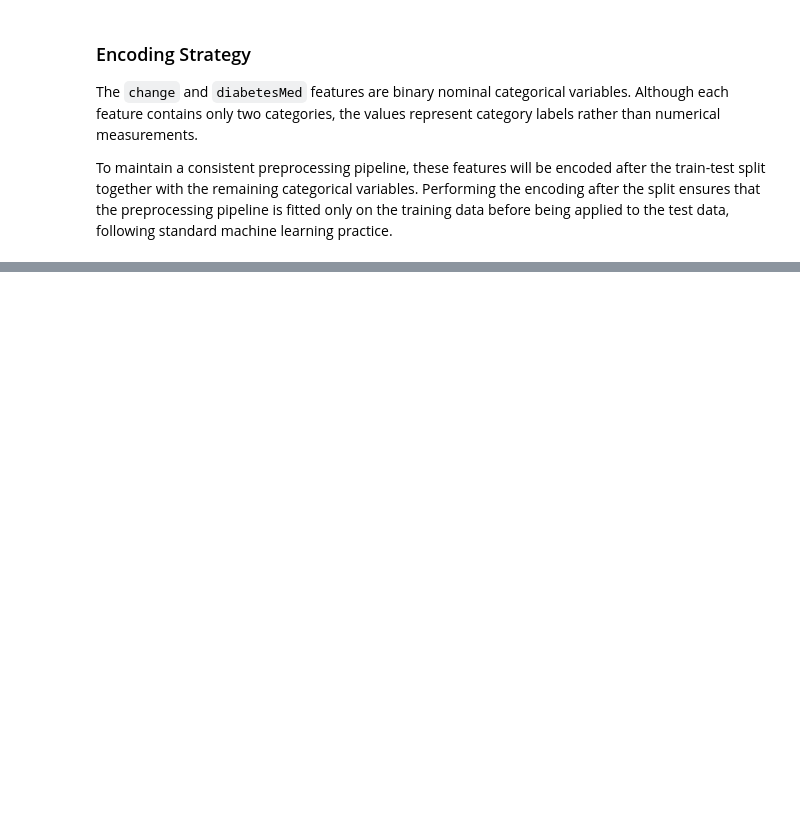
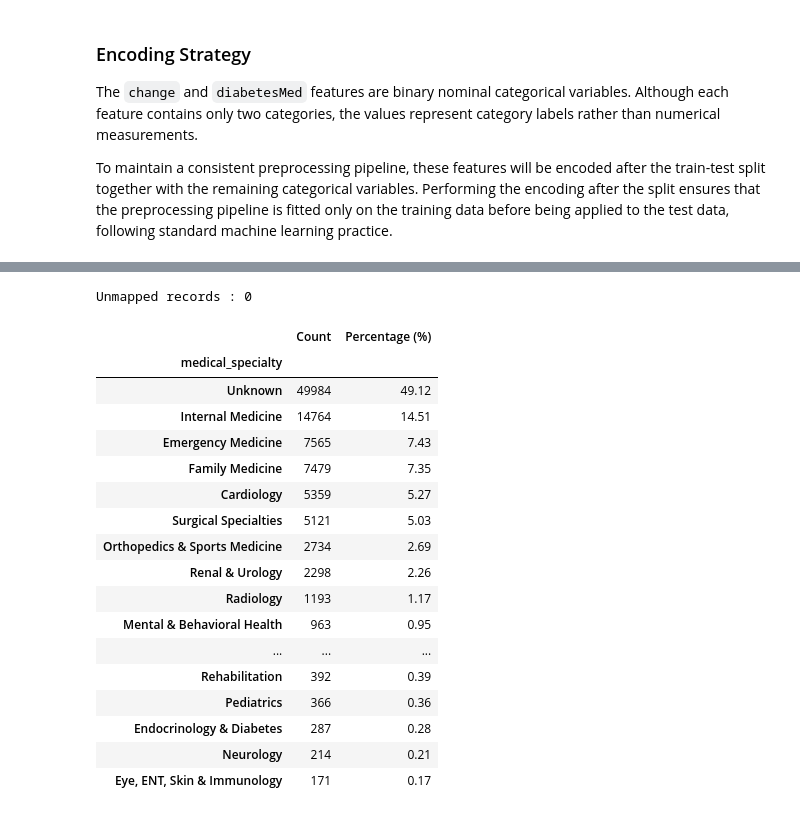
Before and after one commit to ajay-nagpal/Hospital-Readmission-Prediction, a Jupyter notebook: hospital_readmission.ipynb, the cells around one changed output, grey strips where cells are left out. Cells and saved outputs as stored; diff of their text form; code cells hidden in the pictures; blank space fills up the shorter version.

Commit message:
medical specialty mapping

```diff
--- a/hospital_readmission.ipynb
+++ b/hospital_readmission.ipynb
@@ -2199,0 +2342,17 @@ To maintain a consistent preprocessing pipeline, these features will be encoded
+# %%
+# ======================================================
+# Create Medical Specialty Mapping Dictionary
+# ======================================================
+
+# Create a dictionary where:
+# key   = original physician specialty
+# value = grouped clinical specialty
+
+medical_specialty_dict = dict(
+    zip(
+        medical_specialty_mapping["medical_specialty"],
+        medical_specialty_mapping["specialty_group"]
+    )
+)
+# Display the first few mappings.
+list(medical_specialty_dict.items())[:10]
@@ -2199,0 +2376,13 @@ To maintain a consistent preprocessing pipeline, these features will be encoded
+# %%
+# ============================================================
+# Group Physician Specialties
+# ============================================================
+
+# Replace each physician specialty with its
+# corresponding clinical specialty group.
+
+df["medical_specialty"] = df["medical_specialty"].map(
+    medical_specialty_dict
+)
+# Display the first few grouped values.
+df["medical_specialty"].head()
@@ -2199,0 +2402,46 @@ To maintain a consistent preprocessing pipeline, these features will be encoded
+# %%
+# ===================================================
+# Validate Clinical Specialty Mapping
+# ===================================================
+
+# Check whether any physician specialties
+# were not successfully mapped.
+
+unmapped = df["medical_specialty"].isna().sum()
+
+print(f"Unmapped records : {unmapped}")
+# %% [output]
+Unmapped records : 0
+# %%
+# ============================================================
+# Clinical Specialty Distribution
+# ============================================================
+
+display(
+
+    pd.DataFrame({
+        "Count": df["medical_specialty"].value_counts(),
+        "Percentage (%)": (
+            df["medical_specialty"].value_counts(normalize=True) * 100
+        ).round(2)
+    })
+)
+# %% [output]
+|  | Count | Percentage (%) |
+| medical_specialty |  |  |
+| Unknown | 49984 | 49.12 |
+| Internal Medicine | 14764 | 14.51 |
+| Emergency Medicine | 7565 | 7.43 |
+| Family Medicine | 7479 | 7.35 |
+| Cardiology | 5359 | 5.27 |
+| Surgical Specialties | 5121 | 5.03 |
+| Orthopedics & Sports Medicine | 2734 | 2.69 |
+| Renal & Urology | 2298 | 2.26 |
+| Radiology | 1193 | 1.17 |
+| Mental & Behavioral Health | 963 | 0.95 |
+| ... | ... | ... |
+| Rehabilitation | 392 | 0.39 |
+| Pediatrics | 366 | 0.36 |
+| Endocrinology & Diabetes | 287 | 0.28 |
+| Neurology | 214 | 0.21 |
+| Eye, ENT, Skin & Immunology | 171 | 0.17 |
```
Also changed, not shown: parts of 14 cells of this notebook, 1 other file.
